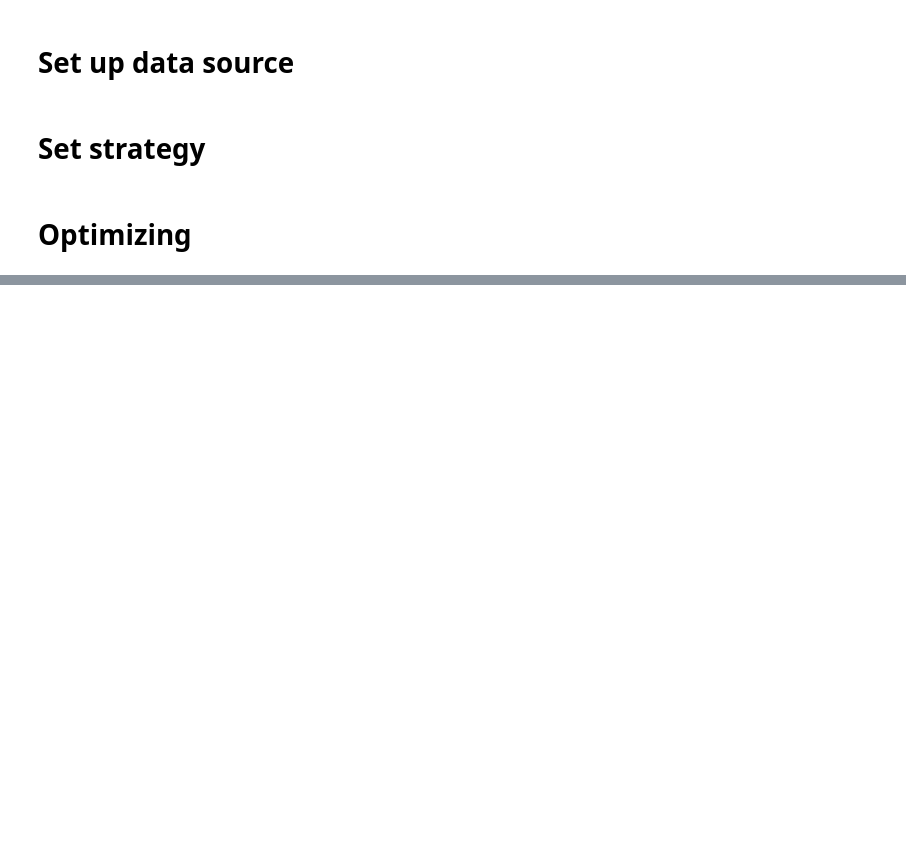
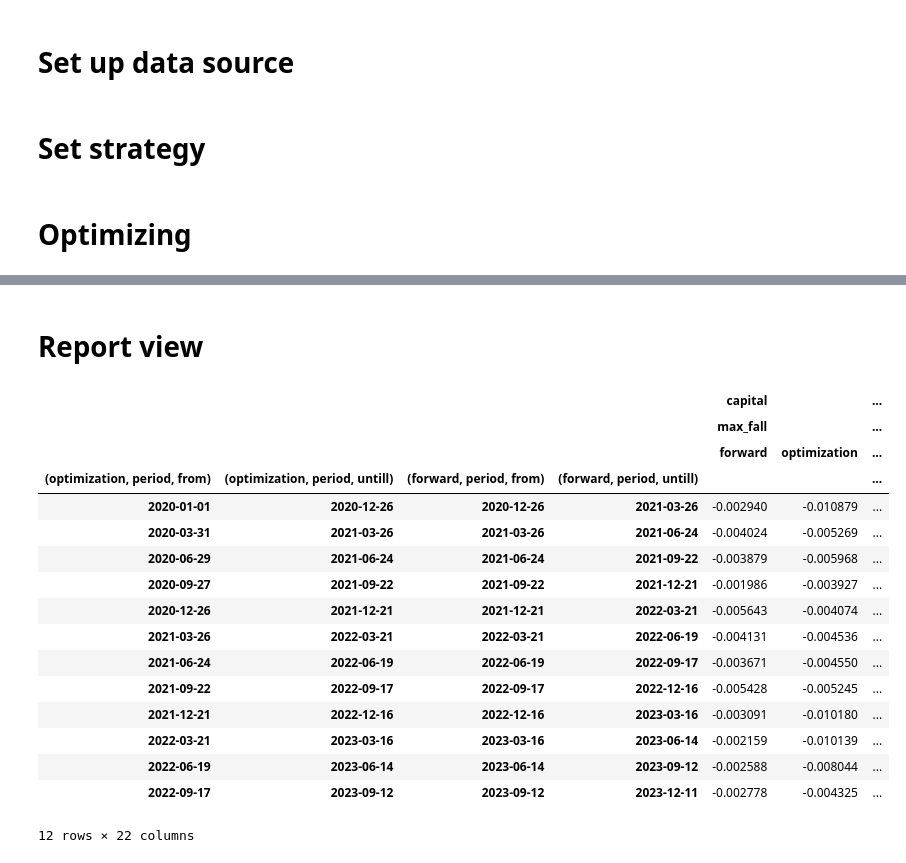
Before and after one commit to NNTrade/StrategyTesterOptimizer, a Jupyter notebook: example/PyAlgoTrade_example.ipynb, the cells around one changed output, grey strips where cells are left out. Cells and saved outputs as stored; diff of their text form; code cells hidden in the pictures; blank space fills up the shorter version.

Commit message:
create report

```diff
--- a/example/PyAlgoTrade_example.ipynb
+++ b/example/PyAlgoTrade_example.ipynb
@@ -119,6 +110,9 @@ class MyStrategy(PyalgotradeStrategyWrapper):
 
         bar: BasicBar = bars[self.__instrument]
 
+        if self.__last_deal is not None:
+            self.__last_deal.set_last_price(bar.getPrice())
+
         self._cap_log[bar.getDateTime()] = equity
 
         if self.__sma[-1] is None:
@@ -152,7 +146,7 @@ from src.optimization.config.strategy_config_sets import StrategyConfigSet
 
 opt_config = OptimizationConfig(
     CandleDataSetConfig.BuildFrom(CandleConfig("EURUSD",TimeFrame.D),TimeFrame.D,"main"),
-    DatePeriod(date(2023,1,1), date(2024,1,1)),
+    DatePeriod(date(2020,1,1), date(2024,1,1)),
     StrategyConfigSet({"delta":[0,0.0001,0.0005, 0.0010, 0.005, 0.01,]}))
 # %%
 from src.simulation.realization.pyalgotrade.pyalgotrade_trading_simulator import PyalgotradeTradingSimulator,Frequency
@@ -160,7 +154,7 @@ from src.simulation.realization.pyalgotrade.pyalgotrade_trading_simulator import
 
 trading_simulator = PyalgotradeTradingSimulator(data_source, lambda bf, str_cfg:MyStrategy(bf,str_cfg))
 # %%
-opt_analyzer = OptimizationAnalyzer(trading_simulator)
+opt_analyzer = OptimizationAnalyzer(trading_simulator, period_splitter=DefaultPeriodSplitter.from_days(360, 90))
 analyzation_report_arr = opt_analyzer.analis_optimization_flow(opt_config,False)
 analyzation_report_arr
 # %% [output]
@@ -200,0 +195,2 @@ analyzation_report_arr
+# %% [markdown]
+# Report view
@@ -200,0 +199,20 @@ analyzation_report_arr
+# %%
+OptimizationAnalyzReport.flow_to_dataframe(analyzation_report_arr)
+# %% [output]
+|  |  |  |  | capital |  | ... |
+|  |  |  |  | max_fall |  | ... |
+|  |  |  |  | forward | optimization | ... |
+| (optimization, period, from) | (optimization, period, untill) | (forward, period, from) | (forward, period, untill) |  |  | ... |
+| 2020-01-01 | 2020-12-26 | 2020-12-26 | 2021-03-26 | -0.002940 | -0.010879 | ... |
+| 2020-03-31 | 2021-03-26 | 2021-03-26 | 2021-06-24 | -0.004024 | -0.005269 | ... |
+| 2020-06-29 | 2021-06-24 | 2021-06-24 | 2021-09-22 | -0.003879 | -0.005968 | ... |
+| 2020-09-27 | 2021-09-22 | 2021-09-22 | 2021-12-21 | -0.001986 | -0.003927 | ... |
+| 2020-12-26 | 2021-12-21 | 2021-12-21 | 2022-03-21 | -0.005643 | -0.004074 | ... |
+| 2021-03-26 | 2022-03-21 | 2022-03-21 | 2022-06-19 | -0.004131 | -0.004536 | ... |
+| 2021-06-24 | 2022-06-19 | 2022-06-19 | 2022-09-17 | -0.003671 | -0.004550 | ... |
+| 2021-09-22 | 2022-09-17 | 2022-09-17 | 2022-12-16 | -0.005428 | -0.005245 | ... |
+| 2021-12-21 | 2022-12-16 | 2022-12-16 | 2023-03-16 | -0.003091 | -0.010180 | ... |
+| 2022-03-21 | 2023-03-16 | 2023-03-16 | 2023-06-14 | -0.002159 | -0.010139 | ... |
+| 2022-06-19 | 2023-06-14 | 2023-06-14 | 2023-09-12 | -0.002588 | -0.008044 | ... |
+| 2022-09-17 | 2023-09-12 | 2023-09-12 | 2023-12-11 | -0.002778 | -0.004325 | ... |
+12 rows × 22 columns
```
Also changed, not shown: parts of 6 cells of this notebook, 11 other files.
